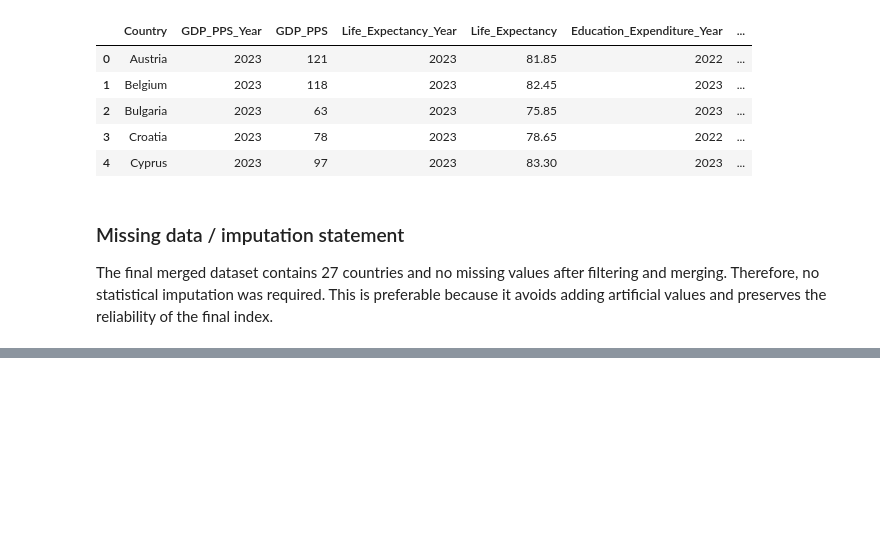
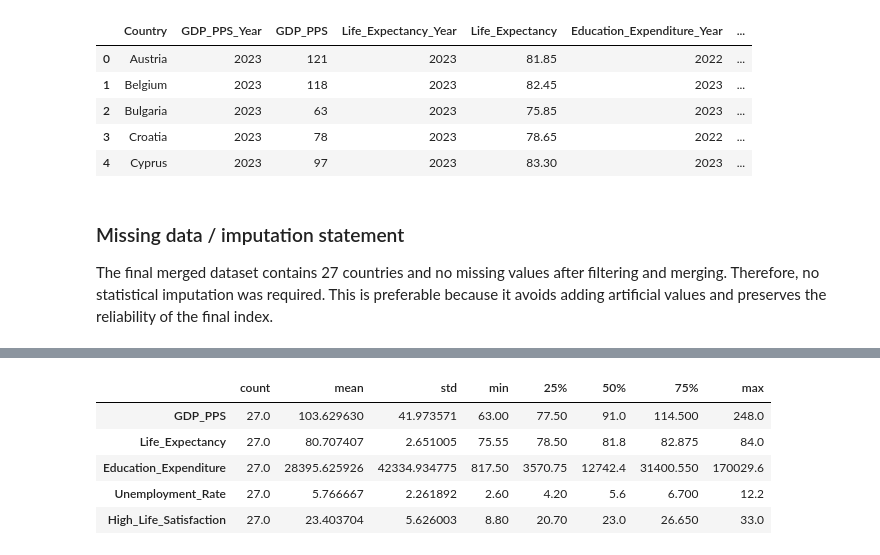
Before and after one commit to MohamedAshik14-blip/DAV-CA1, a Jupyter notebook: code/EU Quality of Life Index_Notebook.ipynb, the cells around one changed output, grey strips where cells are left out. Saved outputs shown, nothing was run; the diff lists cells and outputs as text; code cells hidden in the pictures; blank space fills up the shorter version.

```diff
--- a/code/EU Quality of Life Index_Notebook.ipynb
+++ b/code/EU Quality of Life Index_Notebook.ipynb
@@ -257,0 +262,11 @@ The final merged dataset contains 27 countries and no missing values after filte
+# %%
+summary_stats = df[RAW_FEATURES].describe().T
+summary_stats.to_csv(TABLES_DIR / "summary_statistics.csv")
+summary_stats
+# %% [output]
+|  | count | mean | std | min | 25% | 50% | 75% | max |
+| GDP_PPS | 27.0 | 103.629630 | 41.973571 | 63.00 | 77.50 | 91.0 | 114.500 | 248.0 |
+| Life_Expectancy | 27.0 | 80.707407 | 2.651005 | 75.55 | 78.50 | 81.8 | 82.875 | 84.0 |
+| Education_Expenditure | 27.0 | 28395.625926 | 42334.934775 | 817.50 | 3570.75 | 12742.4 | 31400.550 | 170029.6 |
+| Unemployment_Rate | 27.0 | 5.766667 | 2.261892 | 2.60 | 4.20 | 5.6 | 6.700 | 12.2 |
+| High_Life_Satisfaction | 27.0 | 23.403704 | 5.626003 | 8.80 | 20.70 | 23.0 | 26.650 | 33.0 |
```
Also changed, not shown: parts of 3 cells of this notebook, 7 other files.
